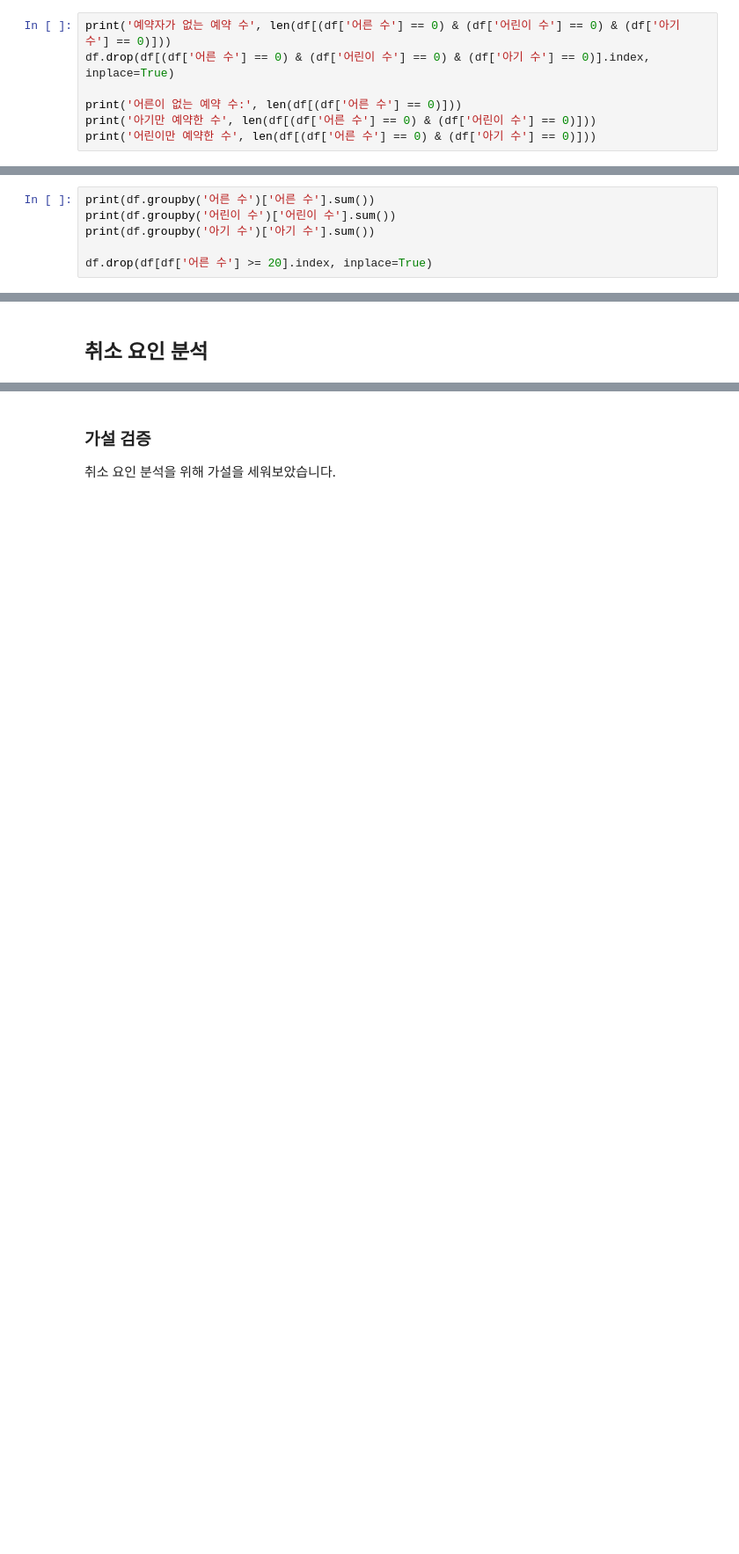
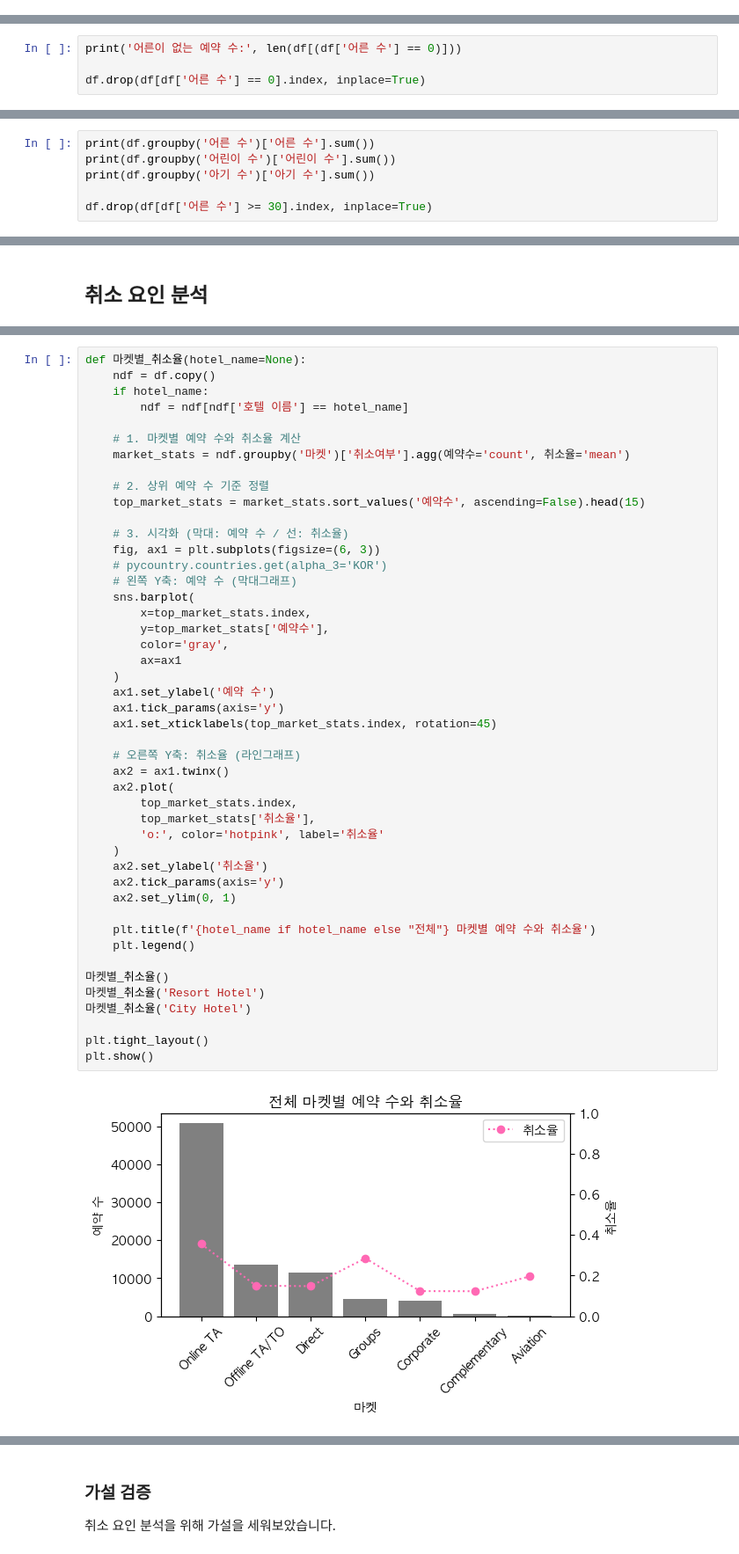
Before and after one commit to godseun/ai_engineer, a Jupyter notebook: mission_2/미션2_4팀_김재용.ipynb, the cells around one changed output, grey strips where cells are left out. Shown at 88% size. Cells and saved outputs as stored; diff of their text form; blank space fills up the shorter version.

```diff
--- a/mission_2/미션2_4팀_김재용.ipynb
+++ b/mission_2/미션2_4팀_김재용.ipynb
@@ -407,7 +406,0 @@ plt.show()
-# %%
-print('예약자가 없는 예약 수', len(df[(df['어른 수'] == 0) & (df['어린이 수'] == 0) & (df['아기 수'] == 0)]))
-df.drop(df[(df['어른 수'] == 0) & (df['어린이 수'] == 0) & (df['아기 수'] == 0)].index, inplace=True)
-
-print('어른이 없는 예약 수:', len(df[(df['어른 수'] == 0)]))
-print('아기만 예약한 수', len(df[(df['어른 수'] == 0) & (df['어린이 수'] == 0)]))
-print('어린이만 예약한 수', len(df[(df['어른 수'] == 0) & (df['아기 수'] == 0)]))
@@ -418,0 +407,4 @@ print('어린이만 예약한 수', len(df[(df['어른 수'] == 0) & (df['아기
+# %%
+print('어른이 없는 예약 수:', len(df[(df['어른 수'] == 0)]))
+
+df.drop(df[df['어른 수'] == 0].index, inplace=True)
@@ -423,6 +417,6 @@ print(df.groupby('어른 수')['어른 수'].sum())
 print(df.groupby('어린이 수')['어린이 수'].sum())
 print(df.groupby('아기 수')['아기 수'].sum())
 
-df.drop(df[df['어른 수'] >= 20].index, inplace=True)
+df.drop(df[df['어른 수'] >= 30].index, inplace=True)
 # %% [output]
 어른 수
@@ -563,0 +577,48 @@ City Hotel:  36803 15949 30.23 %
+# %%
+def 마켓별_취소율(hotel_name=None):
+    ndf = df.copy()
+    if hotel_name:
+        ndf = ndf[ndf['호텔 이름'] == hotel_name]
+
+    # 1. 마켓별 예약 수와 취소율 계산
+    market_stats = ndf.groupby('마켓')['취소여부'].agg(예약수='count', 취소율='mean')
+
+    # 2. 상위 예약 수 기준 정렬
+    top_market_stats = market_stats.sort_values('예약수', ascending=False).head(15)
+
+    # 3. 시각화 (막대: 예약 수 / 선: 취소율)
+    fig, ax1 = plt.subplots(figsize=(6, 3))
+    # pycountry.countries.get(alpha_3='KOR')
+    # 왼쪽 Y축: 예약 수 (막대그래프)
+    sns.barplot(
+        x=top_market_stats.index,
+        y=top_market_stats['예약수'],
+        color='gray',
+        ax=ax1
+    )
+    ax1.set_ylabel('예약 수')
+    ax1.tick_params(axis='y')
+    ax1.set_xticklabels(top_market_stats.index, rotation=45)
+
+    # 오른쪽 Y축: 취소율 (라인그래프)
+    ax2 = ax1.twinx()
+    ax2.plot(
+        top_market_stats.index,
+        top_market_stats['취소율'],
+        'o:', color='hotpink', label='취소율'
+    )
+    ax2.set_ylabel('취소율')
+    ax2.tick_params(axis='y')
+    ax2.set_ylim(0, 1)
+
+    plt.title(f'{hotel_name if hotel_name else "전체"} 마켓별 예약 수와 취소율')
+    plt.legend()
+
+마켓별_취소율()
+마켓별_취소율('Resort Hotel')
+마켓별_취소율('City Hotel')
+
+plt.tight_layout()
+plt.show()
+# %% [output]
+[figure, added]
```
Also changed, not shown: parts of 9 cells of this notebook.
